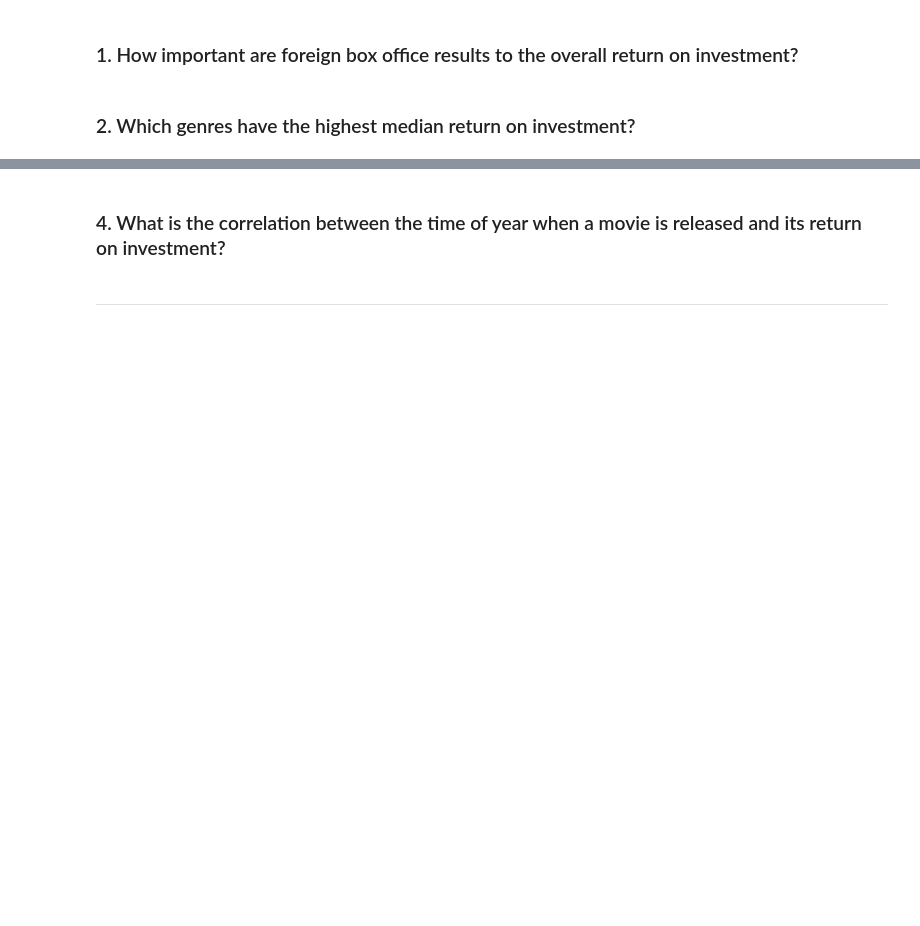
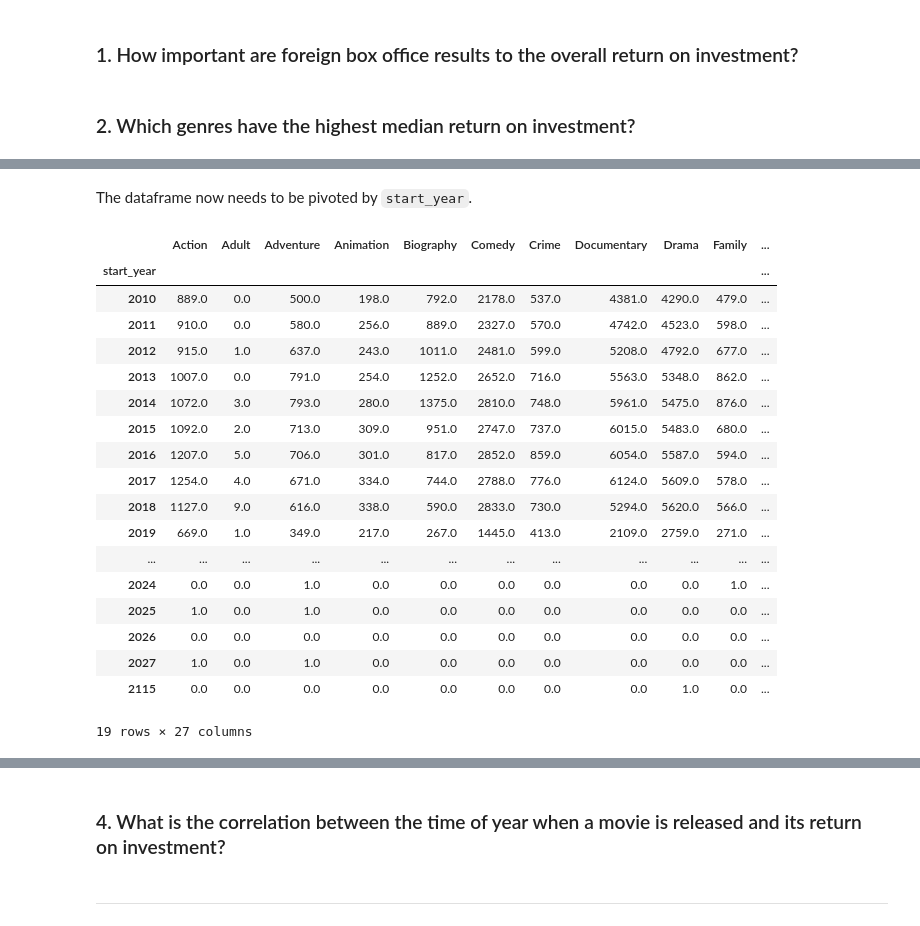
Before and after one commit to tjkyner/flatiron-ds-phase-1-project, a Jupyter notebook: notebooks/analysis.ipynb, the cells around one changed output, grey strips where cells are left out. Saved outputs shown, nothing was run; the diff lists cells and outputs as text; code cells hidden in the pictures; blank space fills up the shorter version.

```diff
--- a/notebooks/analysis.ipynb
+++ b/notebooks/analysis.ipynb
@@ -12,3 +17,11 @@ This notebook is dedicated to analyzing and visualizing the data that was cleane
+# %%
+# Individual cleaned dataframes
+df_imdb_title_basics = pd.read_csv('../data/cleaned/df_cleaned_imdb_title_basics.csv')
+df_imdb_title_ratings = pd.read_csv('../data/cleaned/df_cleaned_imdb_title_ratings.csv')
+df_tn_movie_budgets = pd.read_csv('../data/cleaned/df_cleaned_tn_movie_budgets.csv')
+
+# Consolidated dataframe
+df_merged_final = pd.read_csv('../data/cleaned/df_merged_final.csv')
 # %% [markdown]
 ---
 # %% [markdown]
@@ -22,0 +39,7 @@ Answering the following questions will help form and provide evidence for my ult
+# %%
+cols_to_drop = ['primary_title', 'original_title', 'runtime_minutes', 'averagerating', 'numvotes',
+                'release_date', 'release_year', 'movie', 'production_budget', 'domestic_gross',
+                'foreign_gross', 'worldwide_gross']
+
+df_genre_trends = df_merged_final.drop(columns=cols_to_drop)
+df_genre_trends.head(3)
@@ -22,0 +52,25 @@ Answering the following questions will help form and provide evidence for my ult
+# %% [markdown]
+The dataframe now needs to be pivoted by `start_year`.
+# %%
+df_genre_count_by_year = pd.pivot_table(df_genre_trends, index='start_year', aggfunc='sum')
+df_genre_count_by_year
+# %% [output]
+|  | Action | Adult | Adventure | Animation | Biography | Comedy | Crime | Documentary | Drama | Family | ... |
+| start_year |  |  |  |  |  |  |  |  |  |  | ... |
+| 2010 | 889.0 | 0.0 | 500.0 | 198.0 | 792.0 | 2178.0 | 537.0 | 4381.0 | 4290.0 | 479.0 | ... |
+| 2011 | 910.0 | 0.0 | 580.0 | 256.0 | 889.0 | 2327.0 | 570.0 | 4742.0 | 4523.0 | 598.0 | ... |
+| 2012 | 915.0 | 1.0 | 637.0 | 243.0 | 1011.0 | 2481.0 | 599.0 | 5208.0 | 4792.0 | 677.0 | ... |
+| 2013 | 1007.0 | 0.0 | 791.0 | 254.0 | 1252.0 | 2652.0 | 716.0 | 5563.0 | 5348.0 | 862.0 | ... |
+| 2014 | 1072.0 | 3.0 | 793.0 | 280.0 | 1375.0 | 2810.0 | 748.0 | 5961.0 | 5475.0 | 876.0 | ... |
+| 2015 | 1092.0 | 2.0 | 713.0 | 309.0 | 951.0 | 2747.0 | 737.0 | 6015.0 | 5483.0 | 680.0 | ... |
+| 2016 | 1207.0 | 5.0 | 706.0 | 301.0 | 817.0 | 2852.0 | 859.0 | 6054.0 | 5587.0 | 594.0 | ... |
+| 2017 | 1254.0 | 4.0 | 671.0 | 334.0 | 744.0 | 2788.0 | 776.0 | 6124.0 | 5609.0 | 578.0 | ... |
+| 2018 | 1127.0 | 9.0 | 616.0 | 338.0 | 590.0 | 2833.0 | 730.0 | 5294.0 | 5620.0 | 566.0 | ... |
+| 2019 | 669.0 | 1.0 | 349.0 | 217.0 | 267.0 | 1445.0 | 413.0 | 2109.0 | 2759.0 | 271.0 | ... |
+| ... | ... | ... | ... | ... | ... | ... | ... | ... | ... | ... | ... |
+| 2024 | 0.0 | 0.0 | 1.0 | 0.0 | 0.0 | 0.0 | 0.0 | 0.0 | 0.0 | 1.0 | ... |
+| 2025 | 1.0 | 0.0 | 1.0 | 0.0 | 0.0 | 0.0 | 0.0 | 0.0 | 0.0 | 0.0 | ... |
+| 2026 | 0.0 | 0.0 | 0.0 | 0.0 | 0.0 | 0.0 | 0.0 | 0.0 | 0.0 | 0.0 | ... |
+| 2027 | 1.0 | 0.0 | 1.0 | 0.0 | 0.0 | 0.0 | 0.0 | 0.0 | 0.0 | 0.0 | ... |
+| 2115 | 0.0 | 0.0 | 0.0 | 0.0 | 0.0 | 0.0 | 0.0 | 0.0 | 1.0 | 0.0 | ... |
+19 rows × 27 columns
```
Also changed, not shown: parts of 12 cells of this notebook.
